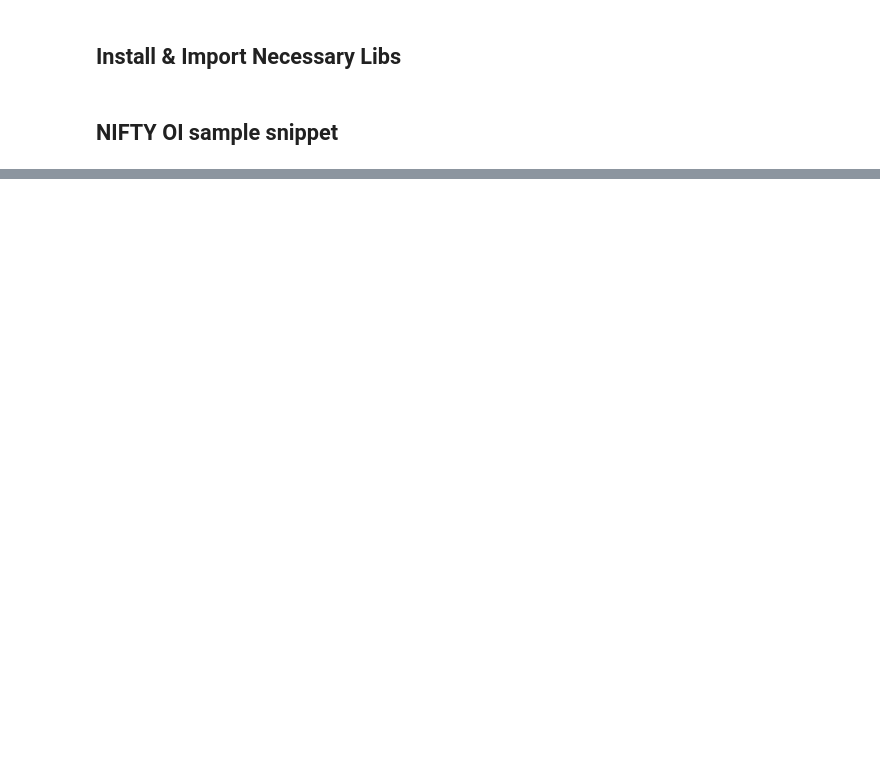
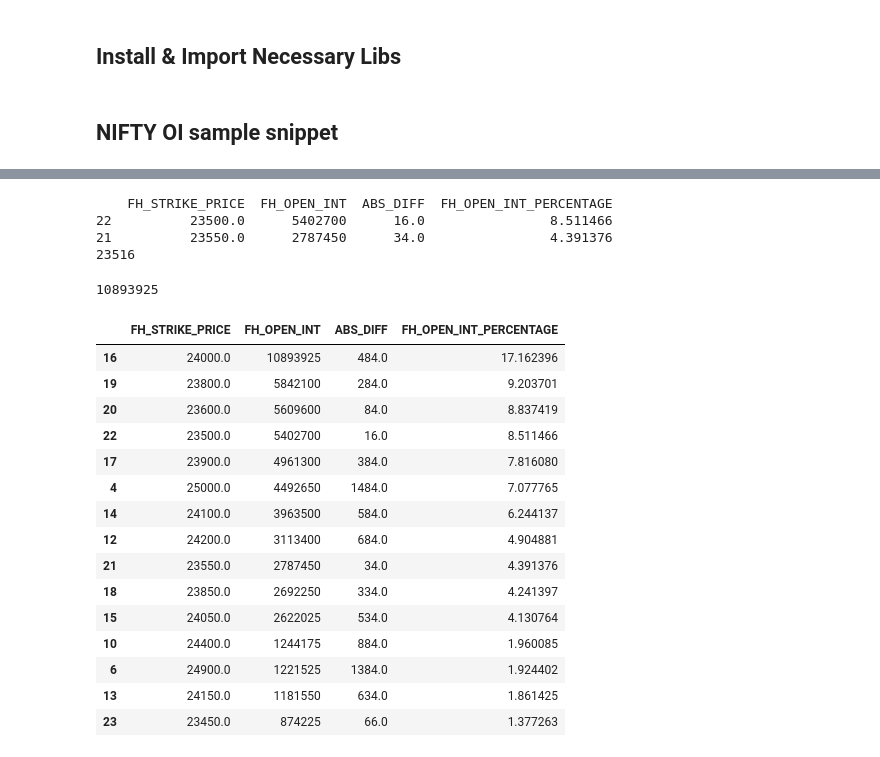
Before and after one commit to bala-ceg/backtest-strategies, a Jupyter notebook: weeklyexpiry_prediction.ipynb, the cells around one changed output, grey strips where cells are left out. Drawn from its saved outputs; the diff is of its cells as text; code cells hidden in the pictures; blank space fills up the shorter version.

```diff
--- a/weeklyexpiry_prediction.ipynb
+++ b/weeklyexpiry_prediction.ipynb
@@ -10,16 +10,19 @@ from nsepython import *
 ## NIFTY OI sample snippet
 # %%
 symbol = "NIFTY"
-start_date = "19-06-2024"
+start_date = "14-06-2024"
 end_date ="19-06-2024"
 instrumentType = "options"
 expiry_date ="20-Jun-2024"
 put_df = derivative_history(symbol,start_date,end_date,instrumentType,expiry_date,strikePrice="",optionType="PE")
-put_df['FH_OPEN_INT'] = put_df['FH_OPEN_INT'].astype(int)
-put_df = put_df.sort_values(by=['FH_OPEN_INT'], ascending=False)
 call_df = derivative_history(symbol,start_date,end_date,instrumentType,expiry_date,strikePrice="",optionType="CE")
-call_df['FH_OPEN_INT'] = call_df['FH_OPEN_INT'].astype(int)
-call_df = call_df.sort_values(by=['FH_OPEN_INT'], ascending=False)
-underlying_value = put_df['FH_UNDERLYING_VALUE'].iloc[0]
-print(underlying_value)
+if not put_df.empty:
+  put_df['FH_OPEN_INT'] = put_df['FH_OPEN_INT'].astype(int)
+  put_df = put_df.sort_values(by=['FH_OPEN_INT'], ascending=False)
+  underlying_value = put_df['FH_UNDERLYING_VALUE'].iloc[0]
+
+if not call_df.empty:
+  call_df['FH_OPEN_INT'] = call_df['FH_OPEN_INT'].astype(int)
+  call_df = call_df.sort_values(by=['FH_OPEN_INT'], ascending=False)
+  underlying_value = call_df['FH_UNDERLYING_VALUE'].iloc[0]
 # %% [output]
@@ -52,6 +55,50 @@ row_with_max_open_int['FH_OPEN_INT']
 23516
 10236300
+# %%
+call_total_open_int = call_df['FH_OPEN_INT'].sum()
+
+call_df['FH_OPEN_INT_PERCENTAGE'] = (call_df['FH_OPEN_INT'] / call_total_open_int) * 100
+
+call_df[['FH_STRIKE_PRICE', 'FH_OPEN_INT','FH_OPEN_INT_PERCENTAGE']].head(50)
+# %%
+call_df['FH_STRIKE_PRICE'] = call_df['FH_STRIKE_PRICE'].astype(float)
+call_df['ABS_DIFF'] = abs(call_df['FH_STRIKE_PRICE'] - float(underlying_value))
+
+# Sort by the absolute difference
+sorted_call_df = call_df.sort_values(by='ABS_DIFF')
+
+# Select the rows that are closest to the underlying value
+closest_rows = sorted_call_df[['FH_STRIKE_PRICE', 'FH_OPEN_INT','ABS_DIFF','FH_OPEN_INT_PERCENTAGE']]
+
+print(closest_rows.head(2))
+print(underlying_value)
+call_df['FH_OPEN_INT'].idxmax()
+row_with_max_open_int = call_df.loc[call_df['FH_OPEN_INT'].idxmax()]
+row_with_max_open_int['FH_OPEN_INT']
+# %% [output]
+    FH_STRIKE_PRICE  FH_OPEN_INT  ABS_DIFF  FH_OPEN_INT_PERCENTAGE
+22          23500.0      5402700      16.0                8.511466
+21          23550.0      2787450      34.0                4.391376
+23516
+10893925
 # %%
-put_df[['FH_STRIKE_PRICE', 'FH_OPEN_INT','ABS_DIFF','FH_OPEN_INT_PERCENTAGE']].head(15)
+call_df[['FH_STRIKE_PRICE', 'FH_OPEN_INT','ABS_DIFF','FH_OPEN_INT_PERCENTAGE']].head(15)
+# %% [output]
+|  | FH_STRIKE_PRICE | FH_OPEN_INT | ABS_DIFF | FH_OPEN_INT_PERCENTAGE |
+| 16 | 24000.0 | 10893925 | 484.0 | 17.162396 |
+| 19 | 23800.0 | 5842100 | 284.0 | 9.203701 |
+| 20 | 23600.0 | 5609600 | 84.0 | 8.837419 |
+| 22 | 23500.0 | 5402700 | 16.0 | 8.511466 |
+| 17 | 23900.0 | 4961300 | 384.0 | 7.816080 |
+| 4 | 25000.0 | 4492650 | 1484.0 | 7.077765 |
+| 14 | 24100.0 | 3963500 | 584.0 | 6.244137 |
+| 12 | 24200.0 | 3113400 | 684.0 | 4.904881 |
+| 21 | 23550.0 | 2787450 | 34.0 | 4.391376 |
+| 18 | 23850.0 | 2692250 | 334.0 | 4.241397 |
+| 15 | 24050.0 | 2622025 | 534.0 | 4.130764 |
+| 10 | 24400.0 | 1244175 | 884.0 | 1.960085 |
+| 6 | 24900.0 | 1221525 | 1384.0 | 1.924402 |
+| 13 | 24150.0 | 1181550 | 634.0 | 1.861425 |
+| 23 | 23450.0 | 874225 | 66.0 | 1.377263 |
 # %%
 call_df[['FH_STRIKE_PRICE', 'FH_OPEN_INT']]
```
Also changed, not shown: parts of 9 cells of this notebook.
